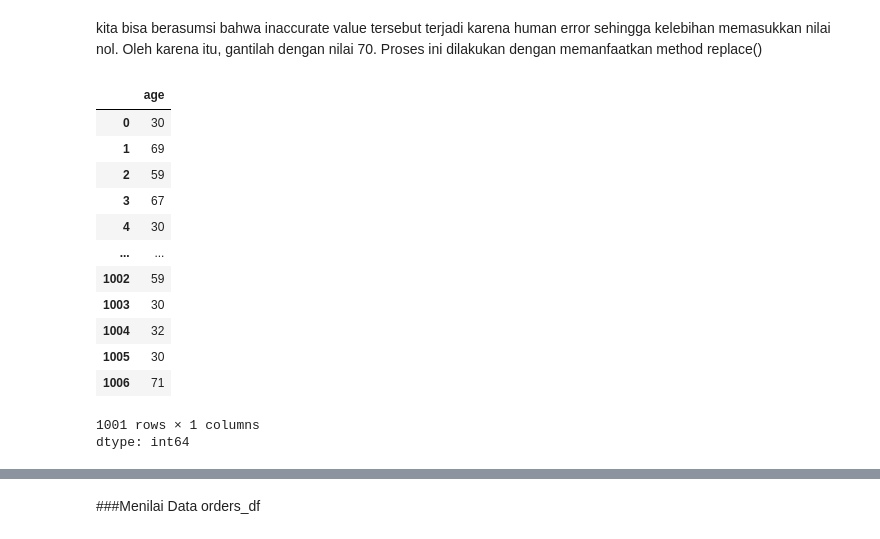
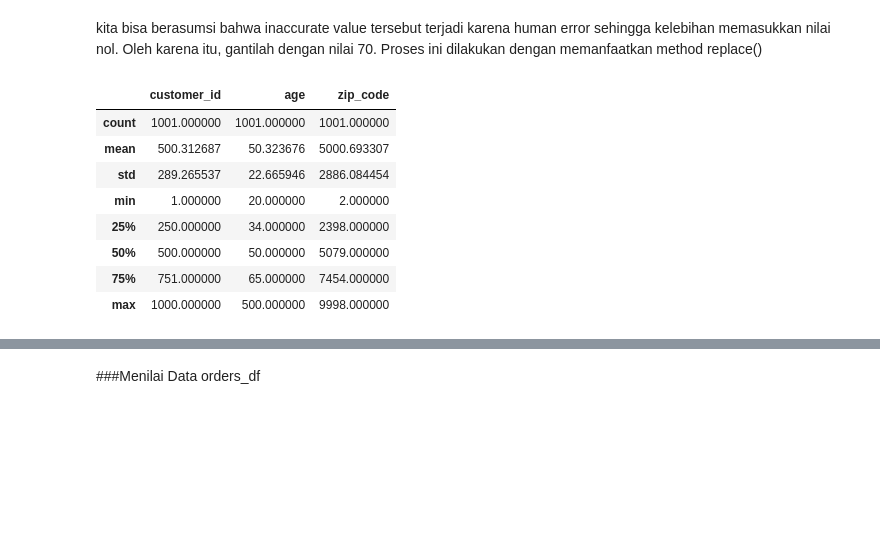
Before and after one commit to JoshInkiriwang/Data_Science_Dicoding, a Jupyter notebook: Analisis_Data_Python/Project-Data_Wrangling.ipynb, the cells around one changed output, grey strips where cells are left out. Saved outputs shown, nothing was run; the diff lists cells and outputs as text; code cells hidden in the pictures; blank space fills up the shorter version.

```diff
--- a/Analisis_Data_Python/Project-Data_Wrangling.ipynb
+++ b/Analisis_Data_Python/Project-Data_Wrangling.ipynb
@@ -180,19 +180,16 @@ customer_df[customer_df.age == customer_df.age.max()]
 # %% [markdown]
 kita bisa berasumsi bahwa inaccurate value tersebut terjadi karena human error sehingga kelebihan memasukkan nilai nol. Oleh karena itu, gantilah dengan nilai 70. Proses ini dilakukan dengan memanfaatkan method replace()
 # %%
-customer_df.age.replace(customer_df['age'].max(), 70)
+customer_df.replace({customer_df['age'].max(): 70}, inplace=True)
-# %% [output]
-|  | age |
-| 0 | 30 |
-| 1 | 69 |
-| 2 | 59 |
-| 3 | 67 |
-| 4 | 30 |
-| ... | ... |
-| 1002 | 59 |
-| 1003 | 30 |
-| 1004 | 32 |
-| 1005 | 30 |
-| 1006 | 71 |
-1001 rows × 1 columns
-dtype: int64
+# %%
+customer_df.describe()
+# %% [output]
+|  | customer_id | age | zip_code |
+| count | 1001.000000 | 1001.000000 | 1001.000000 |
+| mean | 500.312687 | 50.323676 | 5000.693307 |
+| std | 289.265537 | 22.665946 | 2886.084454 |
+| min | 1.000000 | 20.000000 | 2.000000 |
+| 25% | 250.000000 | 34.000000 | 2398.000000 |
+| 50% | 500.000000 | 50.000000 | 5079.000000 |
+| 75% | 751.000000 | 65.000000 | 7454.000000 |
+| max | 1000.000000 | 500.000000 | 9998.000000 |
```
Also changed, not shown: parts of 2 cells of this notebook.
